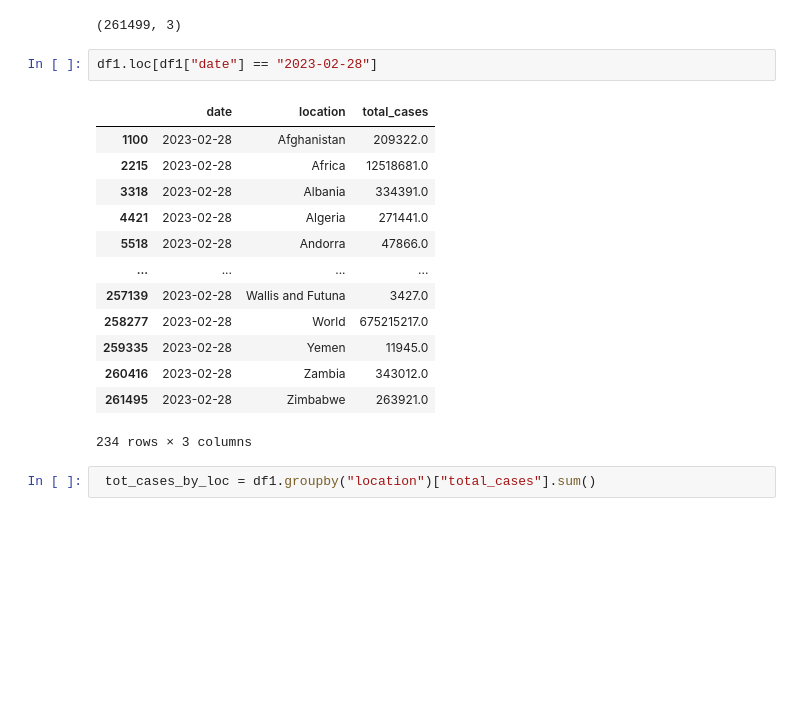
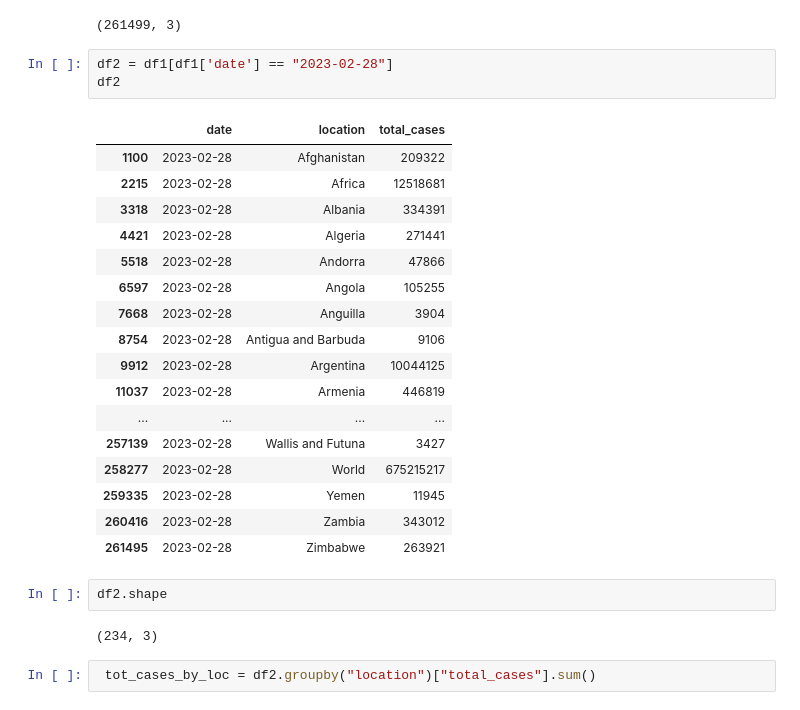
Before and after one commit to santaaastic/Learning_Python_For_DataScience, a Jupyter notebook: Didi_Project_.ipynb, the cells around one changed output. Saved outputs shown, nothing was run; the diff lists cells and outputs as text; blank space fills up the shorter version.

```diff
--- a/Didi_Project_.ipynb
+++ b/Didi_Project_.ipynb
@@ -65,23 +65,32 @@ df1.shape
 # %% [output]
 (261499, 3)
 # %%
-df1.loc[df1["date"] == "2023-02-28"]
+df2 = df1[df1['date'] == "2023-02-28"]
+df2
 # %% [output]
 |  | date | location | total_cases |
-| 1100 | 2023-02-28 | Afghanistan | 209322.0 |
-| 2215 | 2023-02-28 | Africa | 12518681.0 |
-| 3318 | 2023-02-28 | Albania | 334391.0 |
-| 4421 | 2023-02-28 | Algeria | 271441.0 |
-| 5518 | 2023-02-28 | Andorra | 47866.0 |
+| 1100 | 2023-02-28 | Afghanistan | 209322 |
+| 2215 | 2023-02-28 | Africa | 12518681 |
+| 3318 | 2023-02-28 | Albania | 334391 |
+| 4421 | 2023-02-28 | Algeria | 271441 |
+| 5518 | 2023-02-28 | Andorra | 47866 |
+| 6597 | 2023-02-28 | Angola | 105255 |
+| 7668 | 2023-02-28 | Anguilla | 3904 |
+| 8754 | 2023-02-28 | Antigua and Barbuda | 9106 |
+| 9912 | 2023-02-28 | Argentina | 10044125 |
+| 11037 | 2023-02-28 | Armenia | 446819 |
 | ... | ... | ... | ... |
-| 257139 | 2023-02-28 | Wallis and Futuna | 3427.0 |
-| 258277 | 2023-02-28 | World | 675215217.0 |
-| 259335 | 2023-02-28 | Yemen | 11945.0 |
-| 260416 | 2023-02-28 | Zambia | 343012.0 |
-| 261495 | 2023-02-28 | Zimbabwe | 263921.0 |
+| 257139 | 2023-02-28 | Wallis and Futuna | 3427 |
+| 258277 | 2023-02-28 | World | 675215217 |
+| 259335 | 2023-02-28 | Yemen | 11945 |
+| 260416 | 2023-02-28 | Zambia | 343012 |
+| 261495 | 2023-02-28 | Zimbabwe | 263921 |
-234 rows × 3 columns
+# %%
+df2.shape
+# %% [output]
+(234, 3)
 # %%
- tot_cases_by_loc = df1.groupby("location")["total_cases"].sum()
+ tot_cases_by_loc = df2.groupby("location")["total_cases"].sum()
 # %%
 tot_cases_by_loc
 # %% [output]
```
Also changed, not shown: parts of 5 cells of this notebook.
